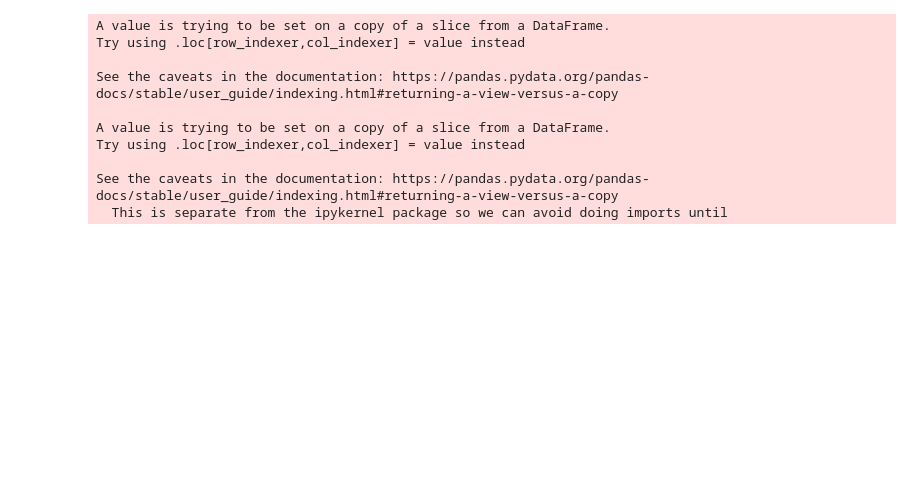
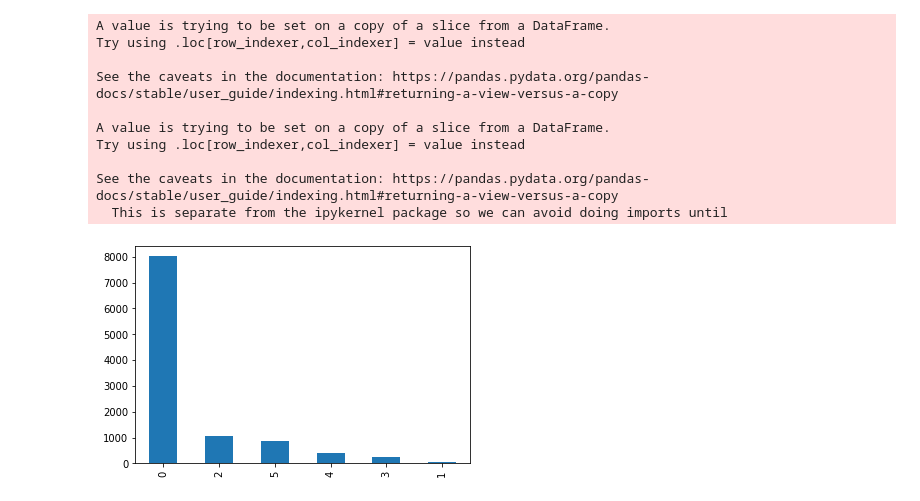
Before and after one commit to taindp98/Endoscopy-Image-Classification, a Jupyter notebook: code/EDA.ipynb, the cells around one changed output. Saved outputs shown, nothing was run; the diff lists cells and outputs as text; code cells hidden in the pictures; blank space fills up the shorter version.

```diff
--- a/code/EDA.ipynb
+++ b/code/EDA.ipynb
@@ -101,5 +101,7 @@ Try using .loc[row_indexer,col_indexer] = value instead
 See the caveats in the documentation: https://pandas.pydata.org/pandas-docs/stable/user_guide/indexing.html#returning-a-view-versus-a-copy
   This is separate from the ipykernel package so we can avoid doing imports until
 # %%
-df_valid['Groupby_Categories'].value_counts()
+df_full['Groupby_Categories'].value_counts().plot(kind='bar');
+# %% [output]
+[figure, added]
 # %%
```
Also changed, not shown: parts of 1 cell of this notebook, 2 other files.
